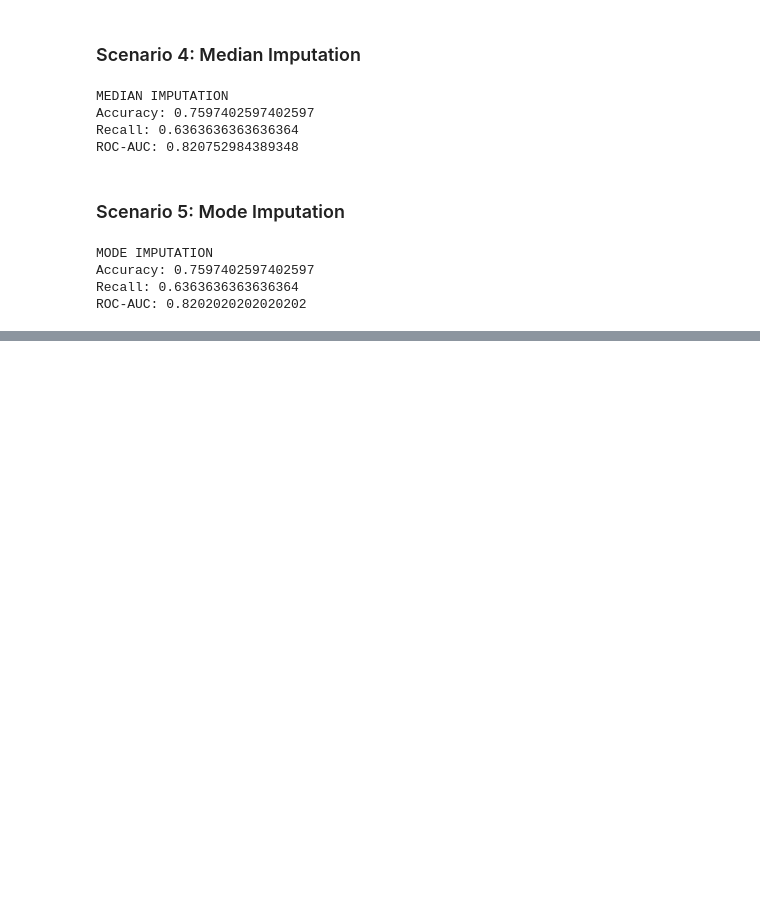
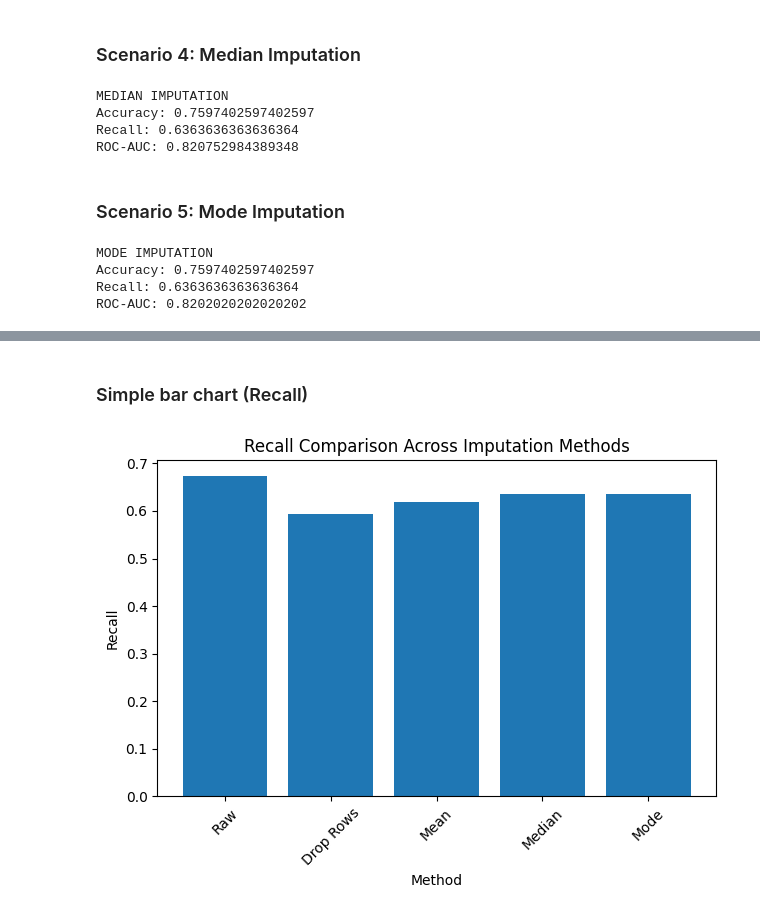
Before and after one commit to NihalAllam/capstone, a Jupyter notebook: notebooks/01_clean_pipeline.ipynb, the cells around one changed output, grey strips where cells are left out. Drawn from its saved outputs; the diff is of its cells as text; code cells hidden in the pictures; blank space fills up the shorter version.

```diff
--- a/notebooks/01_clean_pipeline.ipynb
+++ b/notebooks/01_clean_pipeline.ipynb
@@ -147,0 +182,13 @@ ROC-AUC: 0.8202020202020202
+# %% [markdown]
+### Simple bar chart (Recall)
+# %%
+plt.figure()
+plt.bar(results_df["Method"], results_df["Recall"])
+plt.xlabel("Method")
+plt.ylabel("Recall")
+plt.title("Recall Comparison Across Imputation Methods")
+plt.xticks(rotation=45)
+plt.tight_layout()
+plt.show()
+# %% [output]
+[figure, added]
```
Also changed, not shown: parts of 6 cells of this notebook.
